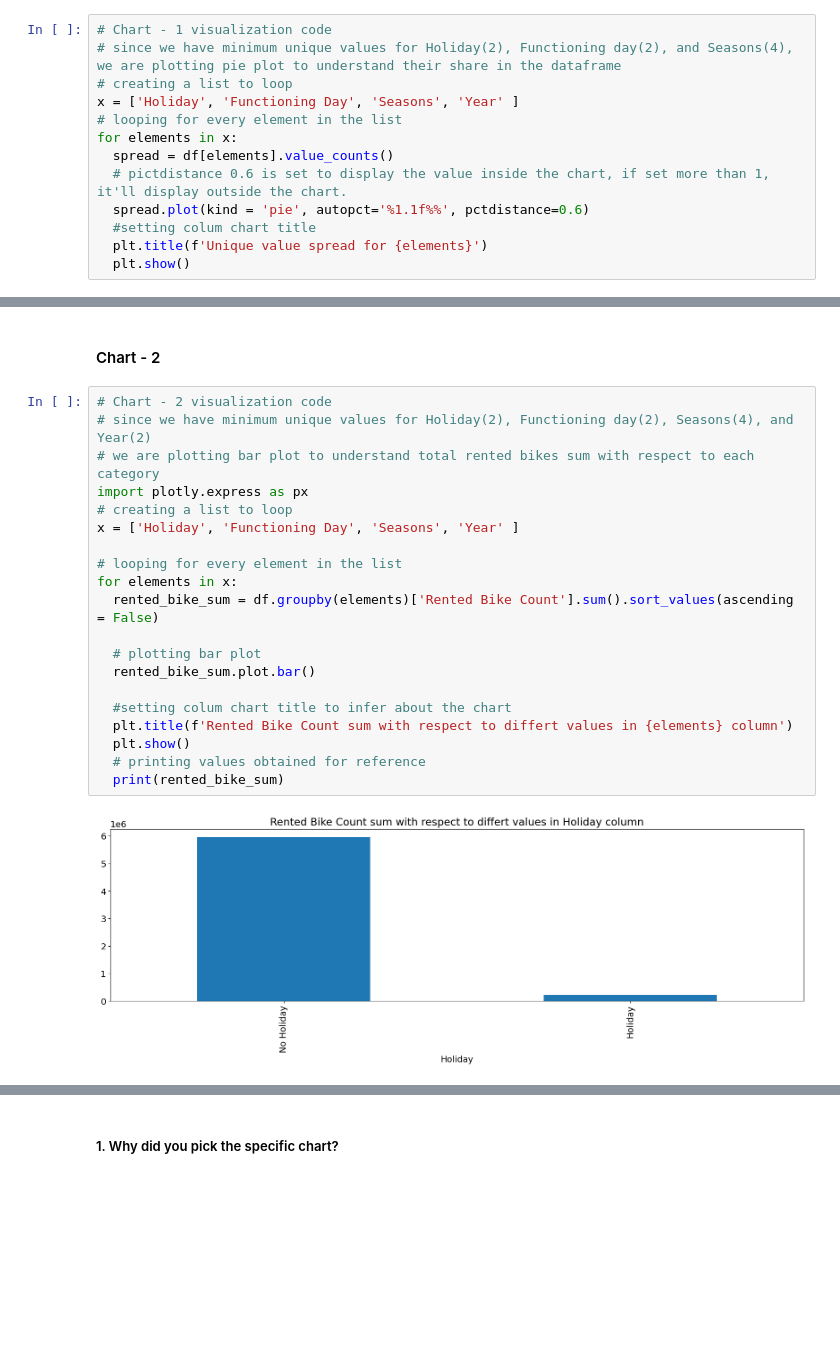
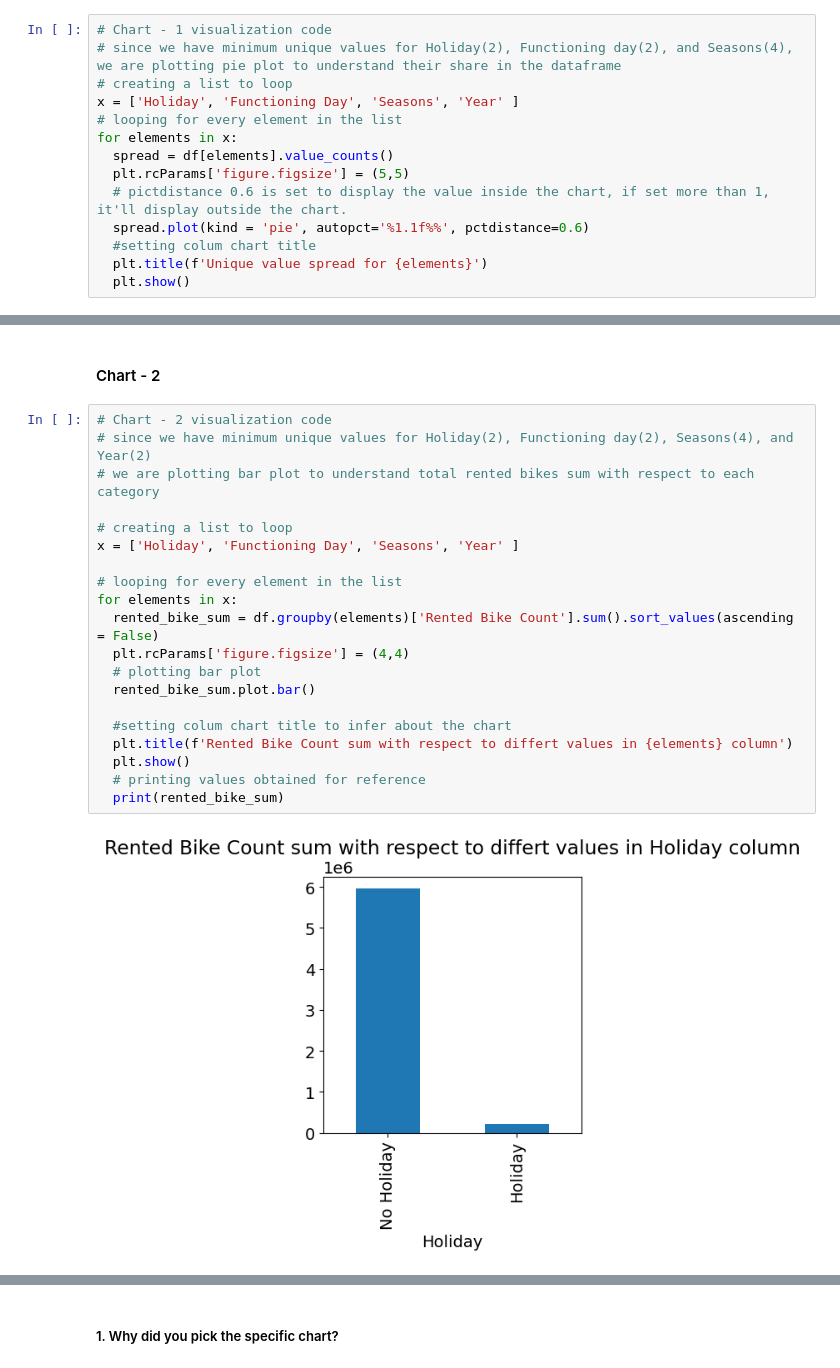
Before and after one commit to azizdafi/Bike-Sharing-Prediction, a Jupyter notebook: Bike_sharing_demand_Prediction_Sayed_Aziz.ipynb, the cells around one changed output, grey strips where cells are left out. Cells and saved outputs as stored; diff of their text form; blank space fills up the shorter version.

```diff
--- a/Bike_sharing_demand_Prediction_Sayed_Aziz.ipynb
+++ b/Bike_sharing_demand_Prediction_Sayed_Aziz.ipynb
@@ -376,6 +376,7 @@ x = ['Holiday', 'Functioning Day', 'Seasons', 'Year' ]
 # looping for every element in the list
 for elements in x:
   spread = df[elements].value_counts()
+  plt.rcParams['figure.figsize'] = (5,5)
   # pictdistance 0.6 is set to display the value inside the chart, if set more than 1, it'll display outside the chart.
   spread.plot(kind = 'pie', autopct='%1.1f%%', pctdistance=0.6)
   #setting colum chart title
@@ -418,25 +419,25 @@ the captured data falls under the range start date = 2017-01-12 and last date =
 # %%
 # Chart - 2 visualization code
 # since we have minimum unique values for Holiday(2), Functioning day(2), Seasons(4), and Year(2)
 # we are plotting bar plot to understand total rented bikes sum with respect to each category
-import plotly.express as px
+
 # creating a list to loop
 x = ['Holiday', 'Functioning Day', 'Seasons', 'Year' ]
 
 # looping for every element in the list
 for elements in x:
   rented_bike_sum = df.groupby(elements)['Rented Bike Count'].sum().sort_values(ascending = False)
-
+  plt.rcParams['figure.figsize'] = (4,4)
   # plotting bar plot
   rented_bike_sum.plot.bar()
 
   #setting colum chart title to infer about the chart
   plt.title(f'Rented Bike Count sum with respect to differt values in {elements} column')
   plt.show()
   # printing values obtained for reference
   print(rented_bike_sum)
 # %% [output]
-[figure, old version]
+[figure, new version]
 Holiday
 No Holiday    5956419
 Holiday        215895
```
Also changed, not shown: parts of 6 cells of this notebook.
